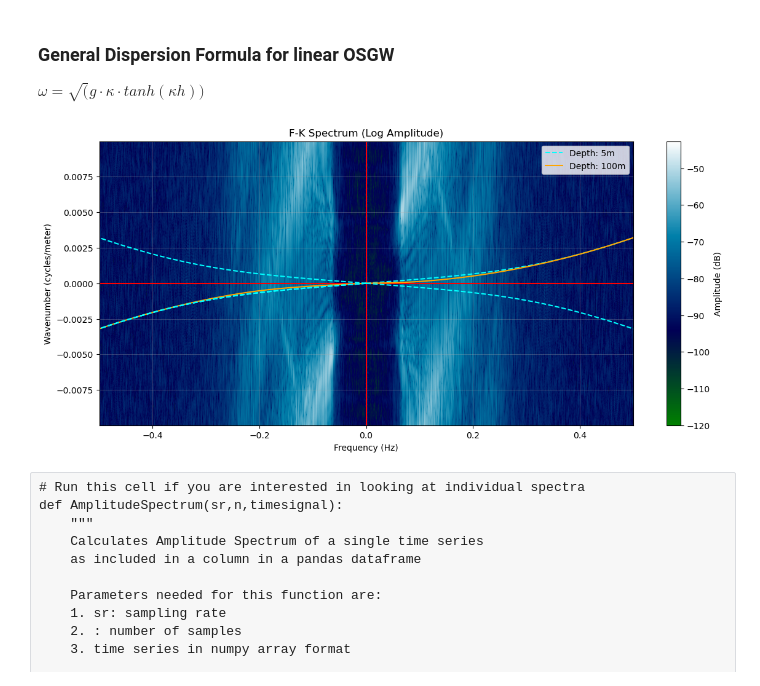
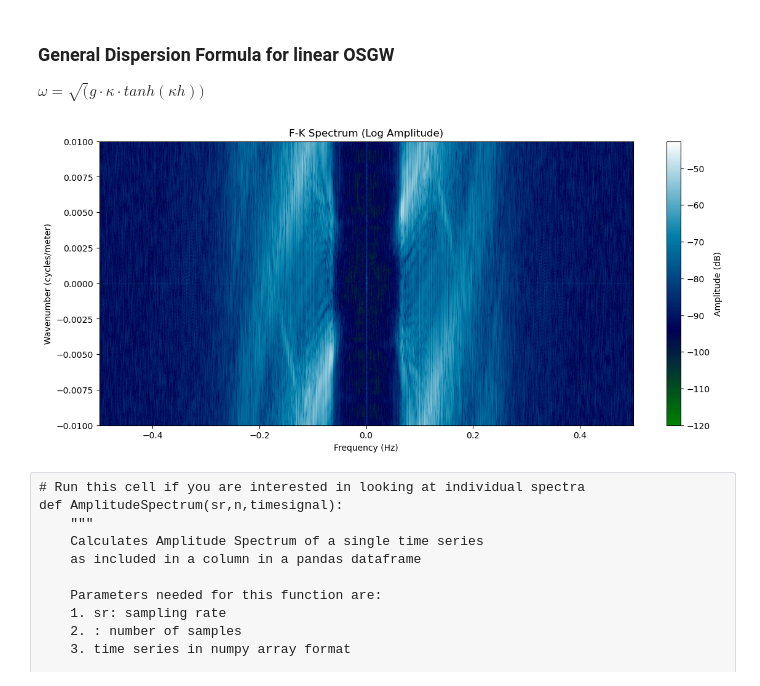
Before and after one commit to ippolyte/ocean-das-training, a Jupyter notebook: SUBMERSE_HCMR.ipynb, the cells around one changed output. Saved outputs shown, nothing was run; the diff lists cells and outputs as text; code cells hidden in the pictures.

```diff
--- a/SUBMERSE_HCMR.ipynb
+++ b/SUBMERSE_HCMR.ipynb
@@ -620,7 +620,7 @@ k = np.linspace(0, max_k, 500)
 f_5 = np.sqrt(g * 2*np.pi*k * np.tanh(2*np.pi*k * h5)) * (0.5/np.pi)
 f_13 = np.sqrt(g * 2*np.pi*k * np.tanh(2*np.pi*k * h13)) * (0.5/np.pi)
 # %%
-def fk_spectrum(dataArray, sampleRate, channelSpacing, mycmap,f_max_zoom,add_dispersion=True):
+def fk_spectrum(dataArray, sampleRate, channelSpacing, mycmap,f_max_zoom,add_dispersion=False):
     # Ensure data is (Time, Channels) for standard FFT axes
     # Transpose if necessary, but we'll assume (Time, Channel) from downsampling
 
@@ -706,34 +706,34 @@ def fk_spectrum(dataArray, sampleRate, channelSpacing, mycmap,f_max_zoom,add_dis
         # Quadrant: Top-Left (Neg F, Pos K)
         plt.plot(-f_5, k_pos, color='cyan', linestyle='--')
 
         # Quadrant: Bottom-Right (Pos F, Neg K)
         plt.plot(f_5, -k_pos, color='cyan', linestyle='--')
 
         # Left side (Negative Frequency)
         plt.plot(-f_5, -k_pos, color='cyan', linestyle='--')            # Top Left
         plt.plot(-f_5, -k_pos, color='cyan', linestyle='--')           # Bottom Left
         plt.xlim(-f_max_zoom,f_max_zoom)
         plt.ylim(wavenumbers.min(),wavenumbers.max())
 
         # plt.xlabel('Wavenumber (cycles/m)')
         # plt.ylabel('Frequency (Hz)')
         plt.title('Theoretical OSGW Dispersion Curves')
         plt.grid(True, alpha=0.3)
         plt.legend()
     # plt.show()
 # -----------------------------------------------------------------------------------------------
 
     plt.ylabel('Wavenumber (cycles/meter)')
     plt.xlabel('Frequency (Hz)')
     plt.colorbar(label='Amplitude (dB)')
     plt.title('F-K Spectrum (Log Amplitude)')
     plt.show()
 
     return fk_spectrum# End of function
 # Example usage
 fk_spectrum_all = fk_spectrum(dset, sampleRate=2, channelSpacing=50, mycmap='ocean',f_max_zoom=0.5)
 # %% [output]
-[figure, old version]
+[figure, new version]
 # %% [raw]
 # Run this cell if you are interested in looking at individual spectra
 def AmplitudeSpectrum(sr,n,timesignal):
```
